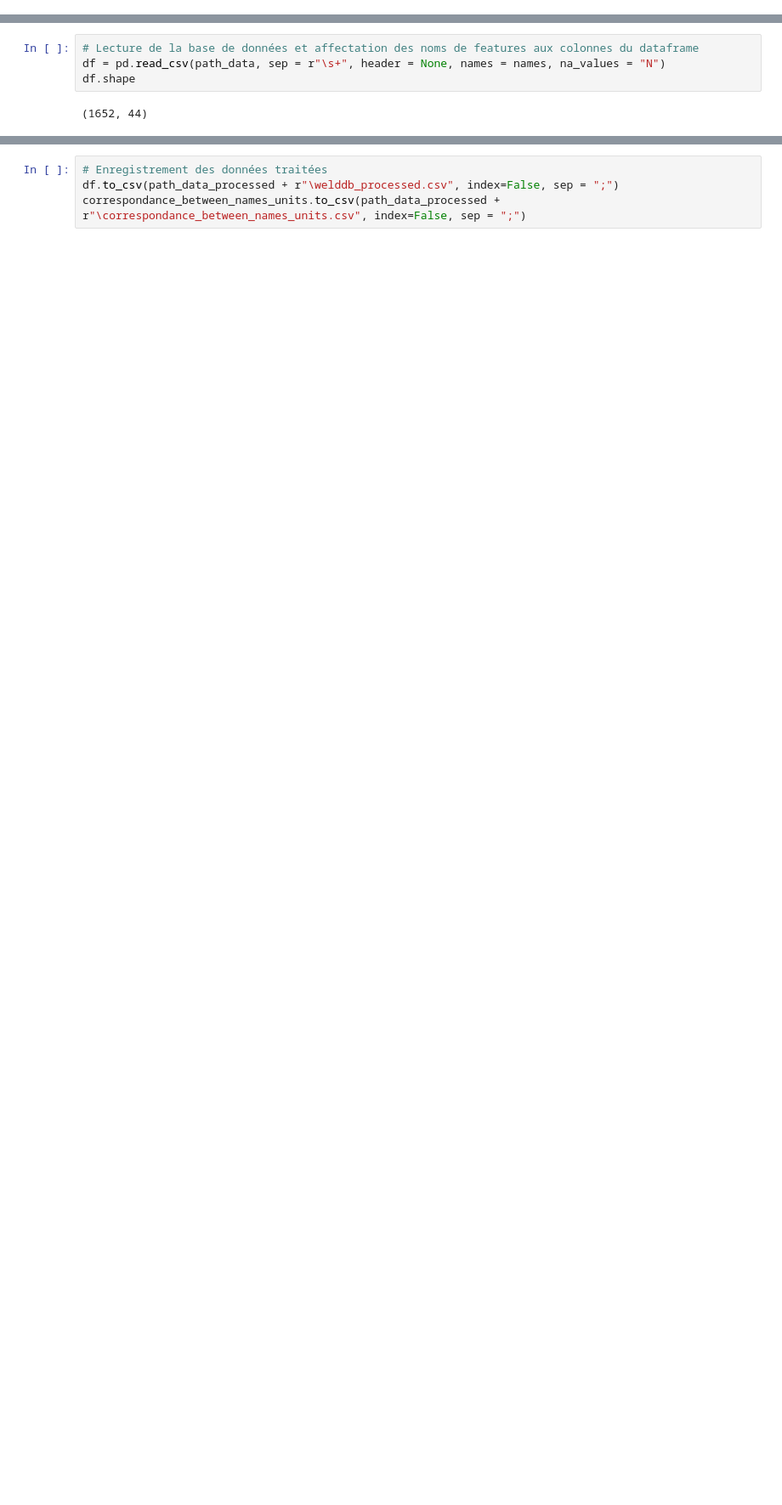
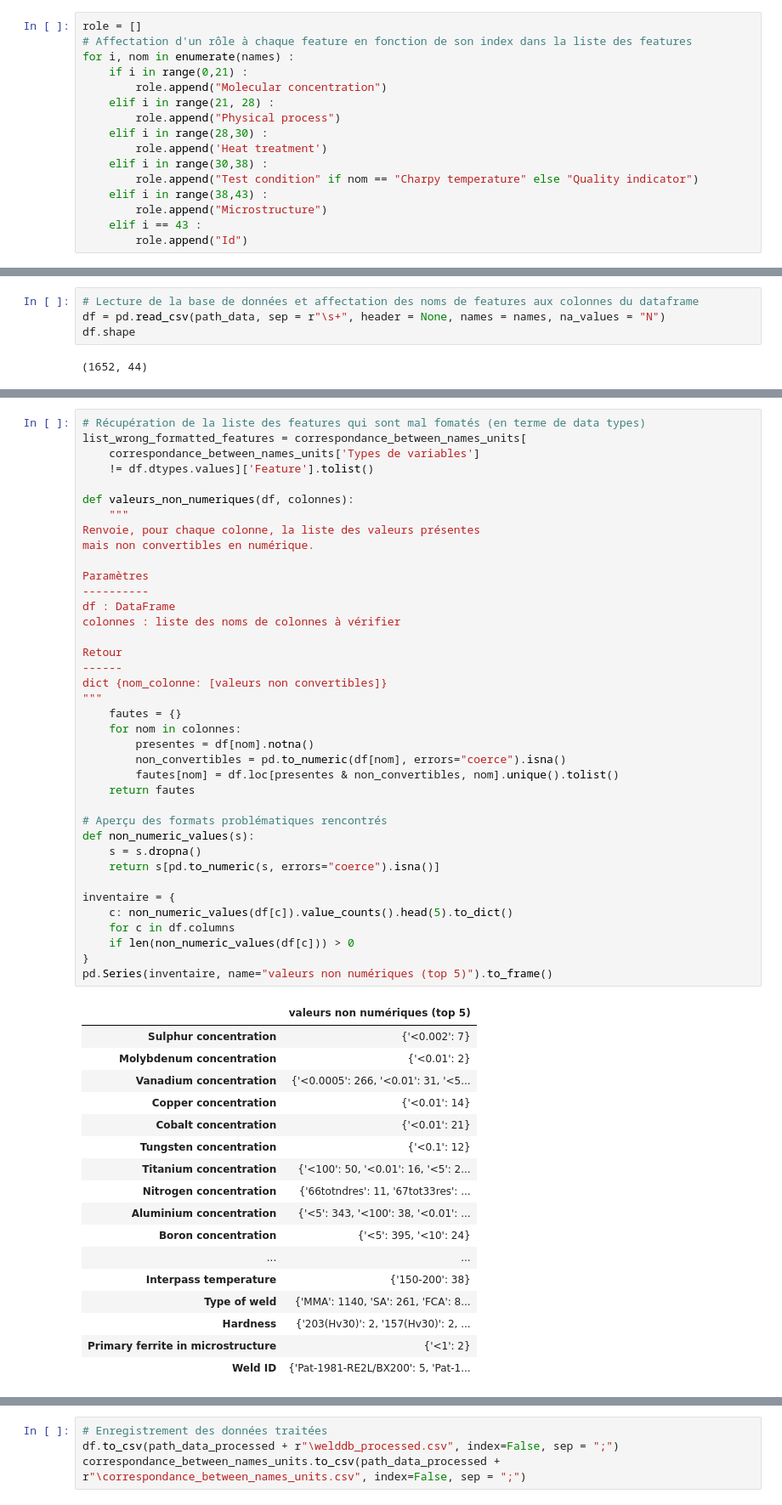
Before and after one commit to marilynehu25/Soudure-d-acier, a Jupyter notebook: 2. Analyses/1. Traitement de données.ipynb, the cells around one changed output, grey strips where cells are left out. Shown at 85% size. Cells and saved outputs as stored; diff of their text form; blank space fills up the shorter version.

```diff
--- a/2. Analyses/1. Traitement de données.ipynb
+++ b/2. Analyses/1. Traitement de données.ipynb
@@ -65,0 +94,16 @@ correspondance_between_names_units = pd.DataFrame({"Feature" : names, "Unit" : u
+# %%
+role = []
+# Affectation d'un rôle à chaque feature en fonction de son index dans la liste des features
+for i, nom in enumerate(names) :
+    if i in range(0,21) :
+        role.append("Molecular concentration")
+    elif i in range(21, 28) :
+        role.append("Physical process")
+    elif i in range(28,30) :
+        role.append('Heat treatment')
+    elif i in range(30,38) :
+        role.append("Test condition" if nom == "Charpy temperature" else "Quality indicator")
+    elif i in range(38,43) :
+        role.append("Microstructure")
+    elif i == 43 :
+        role.append("Id")
@@ -71,0 +143,56 @@ df.shape
+# %%
+# Récupération de la liste des features qui sont mal fomatés (en terme de data types)
+list_wrong_formatted_features = correspondance_between_names_units[
+    correspondance_between_names_units['Types de variables']
+    != df.dtypes.values]['Feature'].tolist()
+
+def valeurs_non_numeriques(df, colonnes):
+    """
+Renvoie, pour chaque colonne, la liste des valeurs présentes
+mais non convertibles en numérique.
+
+Paramètres
+----------
+df : DataFrame
+colonnes : liste des noms de colonnes à vérifier
+
+Retour
+------
+dict {nom_colonne: [valeurs non convertibles]}
+"""
+    fautes = {}
+    for nom in colonnes:
+        presentes = df[nom].notna()
+        non_convertibles = pd.to_numeric(df[nom], errors="coerce").isna()
+        fautes[nom] = df.loc[presentes & non_convertibles, nom].unique().tolist()
+    return fautes
+
+# Aperçu des formats problématiques rencontrés
+def non_numeric_values(s):
+    s = s.dropna()
+    return s[pd.to_numeric(s, errors="coerce").isna()]
+
+inventaire = {
+    c: non_numeric_values(df[c]).value_counts().head(5).to_dict()
+    for c in df.columns
+    if len(non_numeric_values(df[c])) > 0
+}
+pd.Series(inventaire, name="valeurs non numériques (top 5)").to_frame()
+# %% [output]
+|  | valeurs non numériques (top 5) |
+| Sulphur concentration | {'<0.002': 7} |
+| Molybdenum concentration | {'<0.01': 2} |
+| Vanadium concentration | {'<0.0005': 266, '<0.01': 31, '<5... |
+| Copper concentration | {'<0.01': 14} |
+| Cobalt concentration | {'<0.01': 21} |
+| Tungsten concentration | {'<0.1': 12} |
+| Titanium concentration | {'<100': 50, '<0.01': 16, '<5': 2... |
+| Nitrogen concentration | {'66totndres': 11, '67tot33res': ... |
+| Aluminium concentration | {'<5': 343, '<100': 38, '<0.01': ... |
+| Boron concentration | {'<5': 395, '<10': 24} |
+| ... | ... |
+| Interpass temperature | {'150-200': 38} |
+| Type of weld | {'MMA': 1140, 'SA': 261, 'FCA': 8... |
+| Hardness | {'203(Hv30)': 2, '157(Hv30)': 2, ... |
+| Primary ferrite in microstructure | {'<1': 2} |
+| Weld ID | {'Pat-1981-RE2L/BX200': 5, 'Pat-1... |
```
Also changed, not shown: parts of 19 cells of this notebook, 3 other files.
